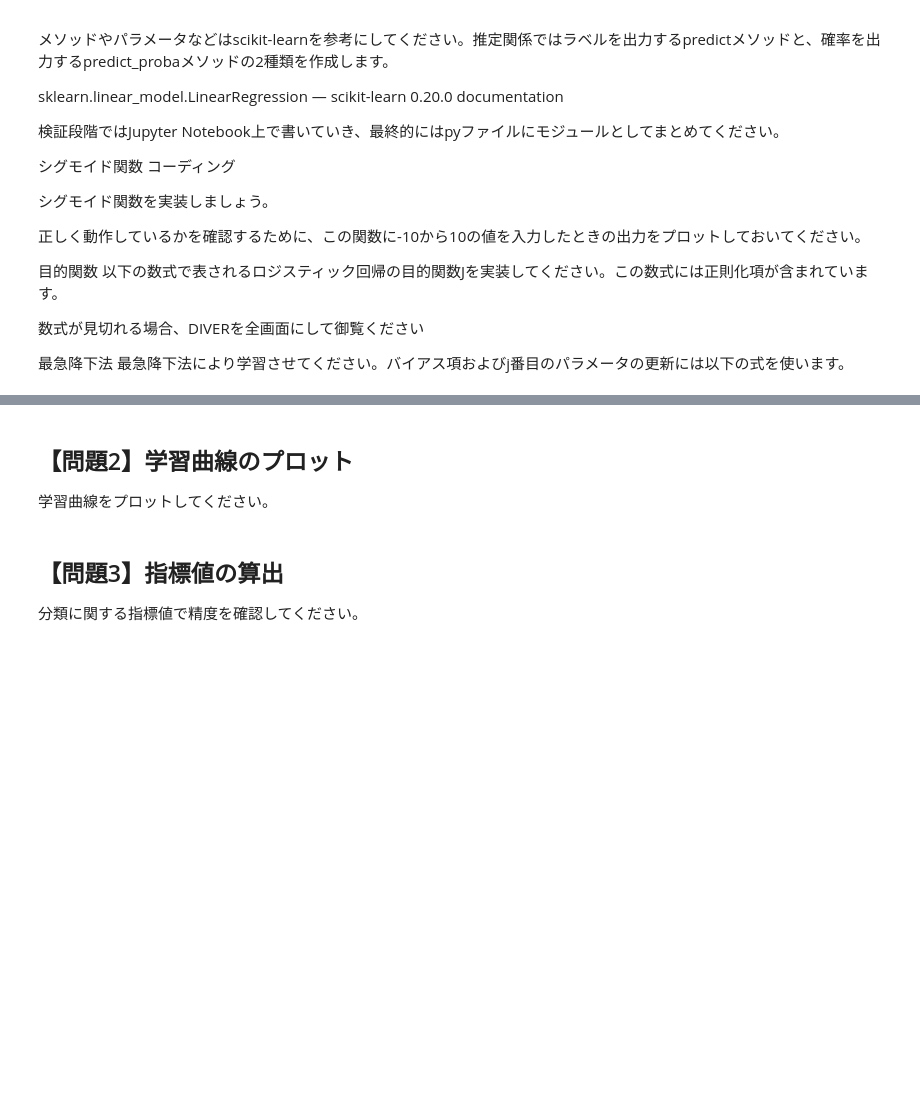
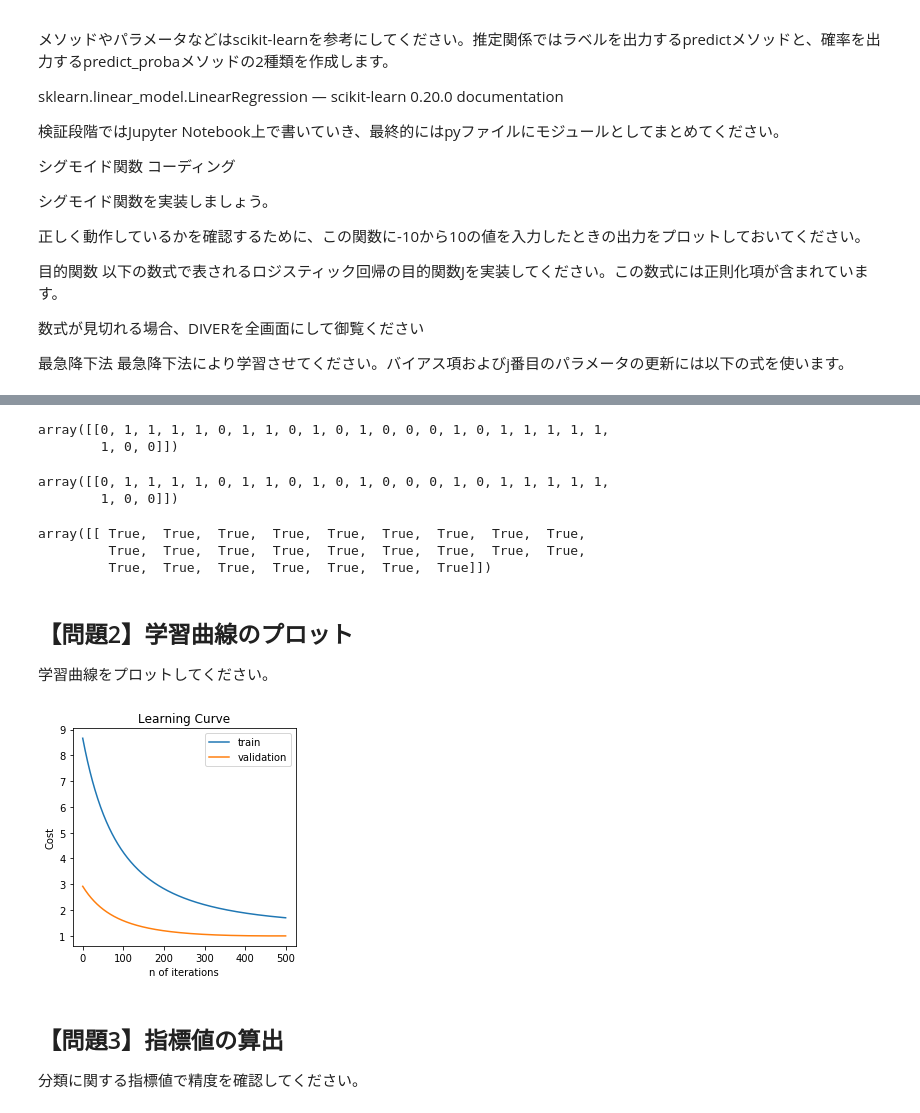
Before and after one commit to ohmorimori/diveintocode-ml, a Jupyter notebook: diveintocode-term1/sprint/sprint4/sprint4-ml-scratch-logistic-regression.ipynb, the cells around one changed output, grey strips where cells are left out. Saved outputs shown, nothing was run; the diff lists cells and outputs as text; code cells hidden in the pictures; blank space fills up the shorter version.

```diff
--- a/diveintocode-term1/sprint/sprint4/sprint4-ml-scratch-logistic-regression.ipynb
+++ b/diveintocode-term1/sprint/sprint4/sprint4-ml-scratch-logistic-regression.ipynb
@@ -28,0 +447,5 @@ sklearn.linear_model.LinearRegression — scikit-learn 0.20.0 documentation
+# %%
+#extract only setosa and versicolor
+#drop virginica rows(label: 2)
+drop_row = df[df['species'] == 2].index
+df = df.drop(drop_row, axis=0)
@@ -28,0 +462,20 @@ sklearn.linear_model.LinearRegression — scikit-learn 0.20.0 documentation
+# %%
+#Splitして標準化する
+from sklearn.model_selection import train_test_split
+from sklearn.preprocessing import StandardScaler
+
+#split
+X_train, X_test, y_train, y_test = train_test_split(df.loc[:, df.columns != 'species'].values, df.loc[:, df.columns == 'species'].values, train_size=3/4, test_size=1/4)
+
+#standardize
+scaler = StandardScaler()
+scaler.fit(X_train)
+X_train_z = scaler.transform(X_train)
+X_test_z = scaler.transform(X_test)
+# %%
+#スクラッチした線形回帰クラスのインスタンスを生成
+reg = ScratchLogisticRegression(num_iter=500, lr=0.01, lmbd = 1,  bias=1, verbose=True)
+# %%
+#fit with train data
+reg.fit(X_train_z, y_train, X_test_z, y_test)
+#reg.fit(X_train_z, y_train)
@@ -29,6 +500,28 @@ sklearn.linear_model.LinearRegression — scikit-learn 0.20.0 documentation
+# %%
+#predict test data
+scrach_pred = reg.predict(X_test_z)
+scrach_pred
+# %% [output]
+array([[0, 1, 1, 1, 1, 0, 1, 1, 0, 1, 0, 1, 0, 0, 0, 1, 0, 1, 1, 1, 1, 1,
+        1, 0, 0]])
+# %%
+y_test.reshape(1, -1)
+# %% [output]
+array([[0, 1, 1, 1, 1, 0, 1, 1, 0, 1, 0, 1, 0, 0, 0, 1, 0, 1, 1, 1, 1, 1,
+        1, 0, 0]])
+# %%
+scrach_pred ==y_test.reshape(1, -1)
+# %% [output]
+array([[ True,  True,  True,  True,  True,  True,  True,  True,  True,
+         True,  True,  True,  True,  True,  True,  True,  True,  True,
+         True,  True,  True,  True,  True,  True,  True]])
 # %% [markdown]
 ## 【問題2】学習曲線のプロット
 学習曲線をプロットしてください。
+# %%
+reg.plot_learning_curve()
+# %% [output]
+[figure, added]
 # %% [markdown]
 ## 【問題3】指標値の算出
 分類に関する指標値で精度を確認してください。
```
Also changed, not shown: parts of 24 cells of this notebook.
